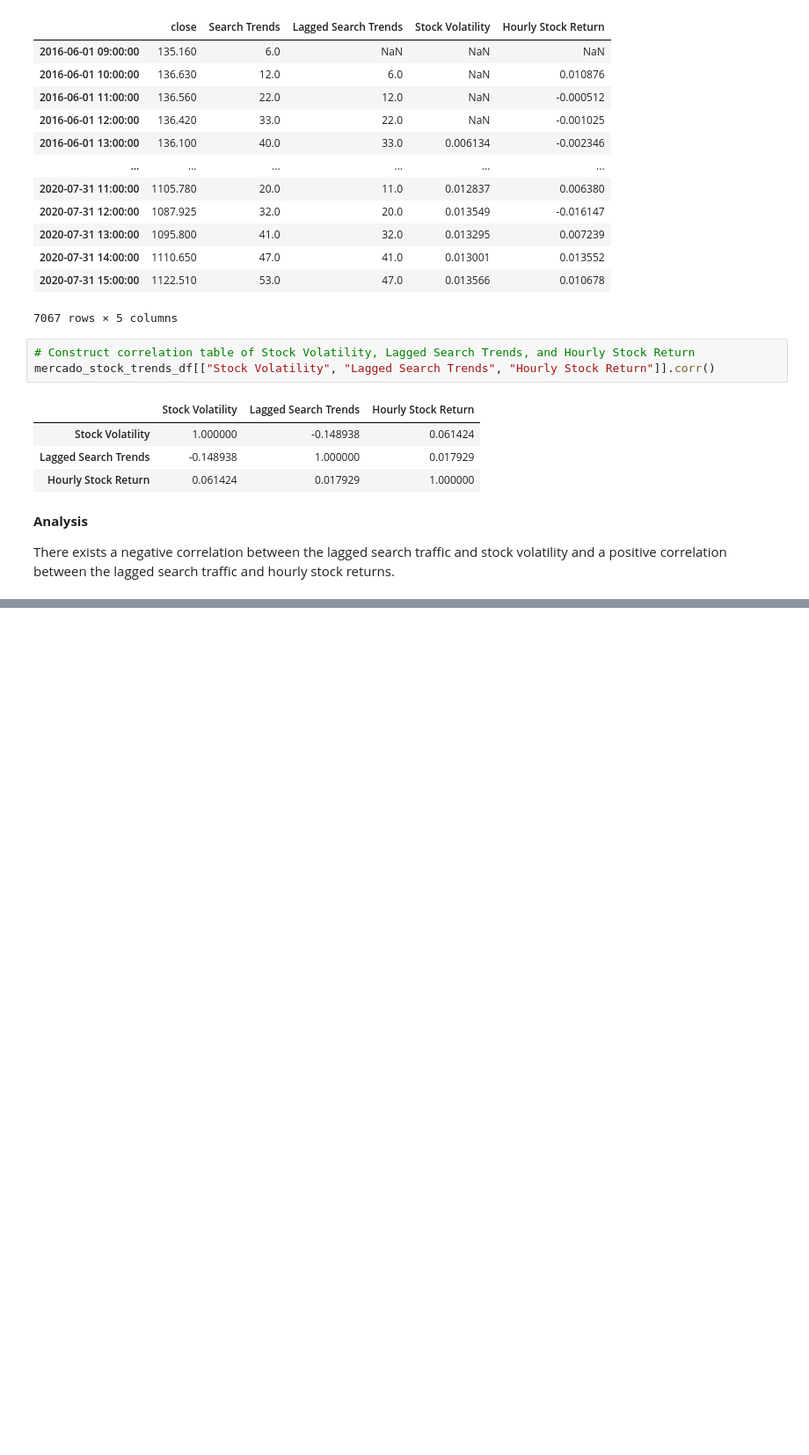
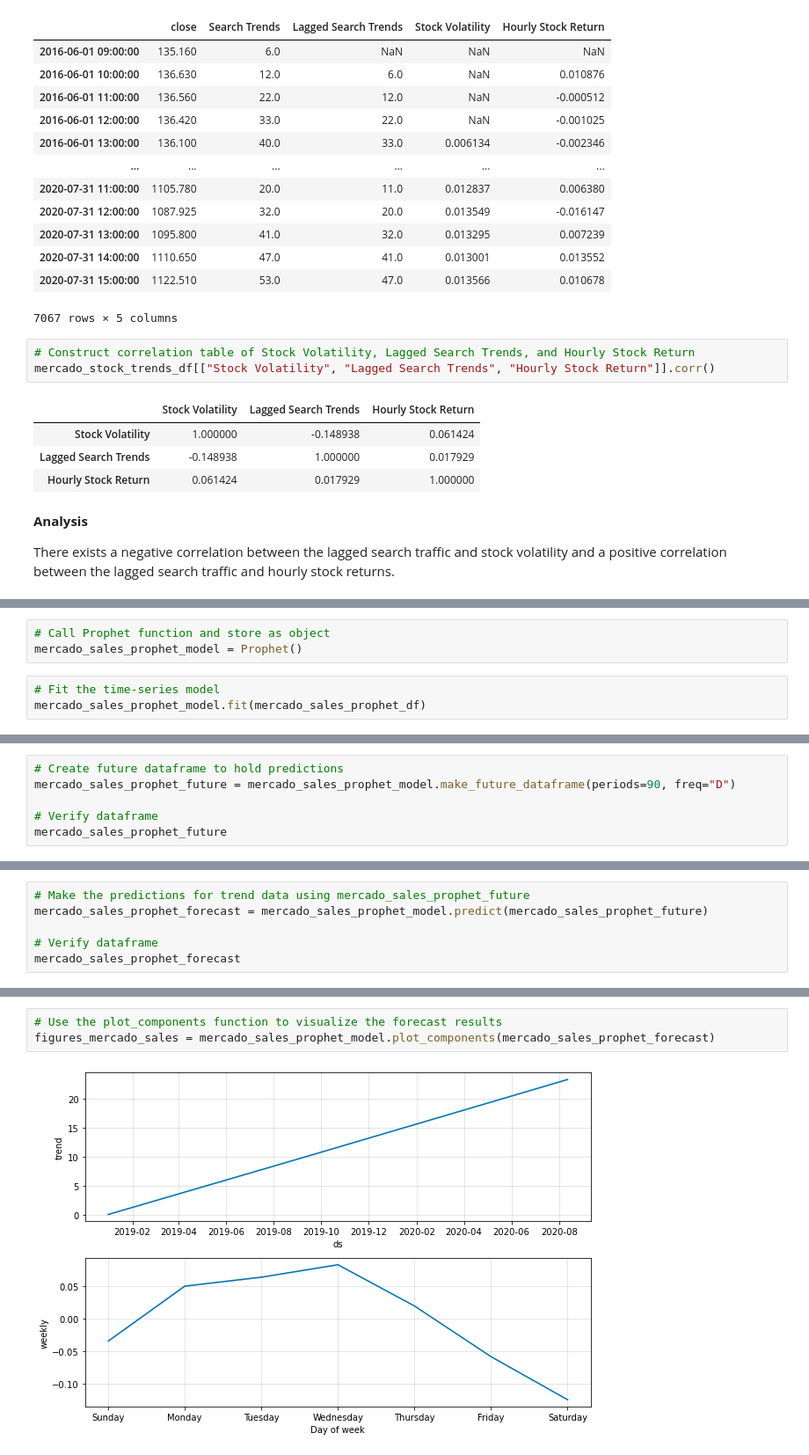
Before and after one commit to MajidKouki/c9-forecasting-net-profit, a Jupyter notebook: forecasting_net_prophet.ipynb, the cells around one changed output, grey strips where cells are left out. Shown at 88% size. Cells and saved outputs as stored; diff of their text form; blank space fills up the shorter version.

```diff
--- a/forecasting_net_prophet.ipynb
+++ b/forecasting_net_prophet.ipynb
@@ -542,0 +535,6 @@ mercado_sales_forecast_quarter = # YOUR CODE HERE
+# %%
+# Call Prophet function and store as object
+mercado_sales_prophet_model = Prophet()
+# %%
+# Fit the time-series model
+mercado_sales_prophet_model.fit(mercado_sales_prophet_df)
@@ -542,0 +545,6 @@ mercado_sales_forecast_quarter = # YOUR CODE HERE
+# %%
+# Create future dataframe to hold predictions
+mercado_sales_prophet_future = mercado_sales_prophet_model.make_future_dataframe(periods=90, freq="D")
+
+# Verify dataframe
+mercado_sales_prophet_future
@@ -542,0 +565,6 @@ mercado_sales_forecast_quarter = # YOUR CODE HERE
+# %%
+# Make the predictions for trend data using mercado_sales_prophet_future
+mercado_sales_prophet_forecast = mercado_sales_prophet_model.predict(mercado_sales_prophet_future)
+
+# Verify dataframe
+mercado_sales_prophet_forecast
@@ -542,0 +585,5 @@ mercado_sales_forecast_quarter = # YOUR CODE HERE
+# %%
+# Use the plot_components function to visualize the forecast results
+figures_mercado_sales = mercado_sales_prophet_model.plot_components(mercado_sales_prophet_forecast)
+# %% [output]
+[figure, added]
```
Also changed, not shown: parts of 63 cells of this notebook.
